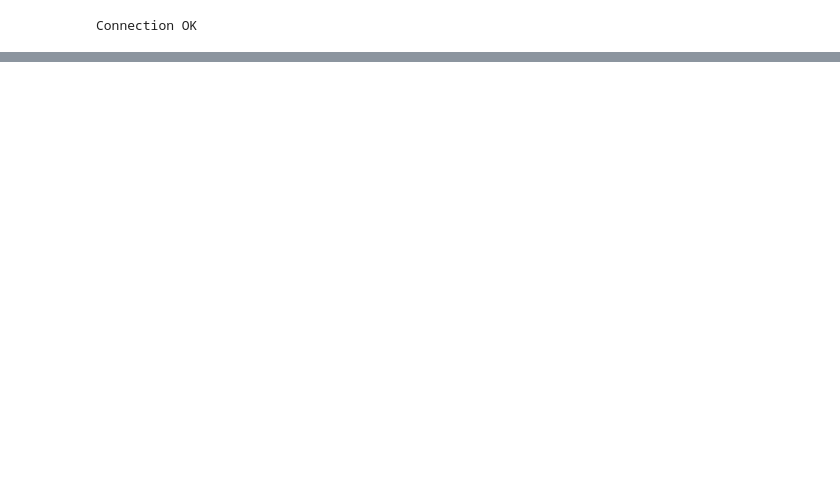
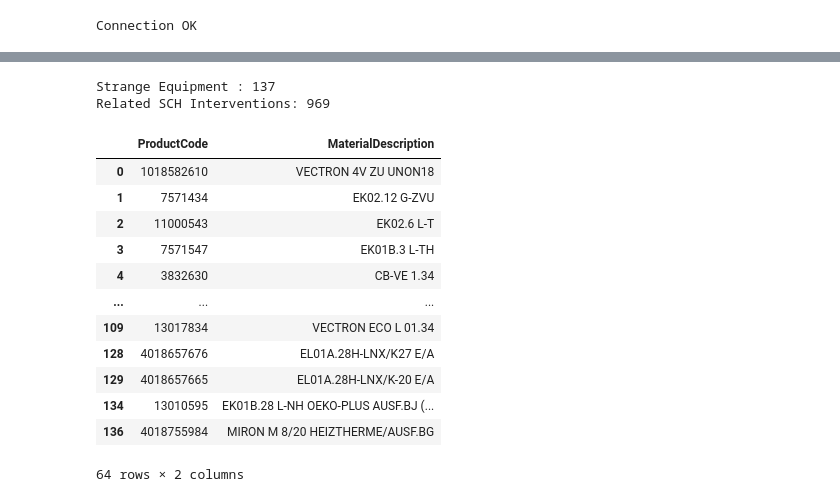
Before and after one commit to ITATG/BBS_Project_work, a Jupyter notebook: Data_Analysis_null.ipynb, the cells around one changed output, grey strips where cells are left out. Cells and saved outputs as stored; diff of their text form; code cells hidden in the pictures; blank space fills up the shorter version.

```diff
--- a/Data_Analysis_null.ipynb
+++ b/Data_Analysis_null.ipynb
@@ -49,0 +338,43 @@ prod.head()
+# %%
+invalid_eq = eq.loc[
+    eq['WarrantyEndDate'] < eq['StartUpDate'],
+    'EquipmentCode'
+]
+sch_invalid = sch[
+    sch['EquipmentCode'].isin(invalid_eq)
+]
+
+len(sch_invalid)
+
+print("Strange Equipment :", invalid_eq.nunique())
+print("Related SCH Interventions:", len(sch_invalid))
+# %% [output]
+Strange Equipment : 137
+Related SCH Interventions: 969
+# %%
+invalid_prod = (
+    invalid_eq_detail
+    .merge(
+        prod,
+        left_on='ProductCode',
+        right_on='MaterialCode',
+        how='left'
+    )
+)
+invalid_prod[
+    ['ProductCode','MaterialDescription']
+].drop_duplicates()
+# %% [output]
+|  | ProductCode | MaterialDescription |
+| 0 | 1018582610 | VECTRON 4V ZU UNON18 |
+| 1 | 7571434 | EK02.12 G-ZVU |
+| 2 | 11000543 | EK02.6 L-T |
+| 3 | 7571547 | EK01B.3 L-TH |
+| 4 | 3832630 | CB-VE 1.34 |
+| ... | ... | ... |
+| 109 | 13017834 | VECTRON ECO L 01.34 |
+| 128 | 4018657676 | EL01A.28H-LNX/K27 E/A |
+| 129 | 4018657665 | EL01A.28H-LNX/K-20 E/A |
+| 134 | 13010595 | EK01B.28 L-NH OEKO-PLUS AUSF.BJ (... |
+| 136 | 4018755984 | MIRON M 8/20 HEIZTHERME/AUSF.BG |
+64 rows × 2 columns
```
Also changed, not shown: parts of 21 cells of this notebook.
